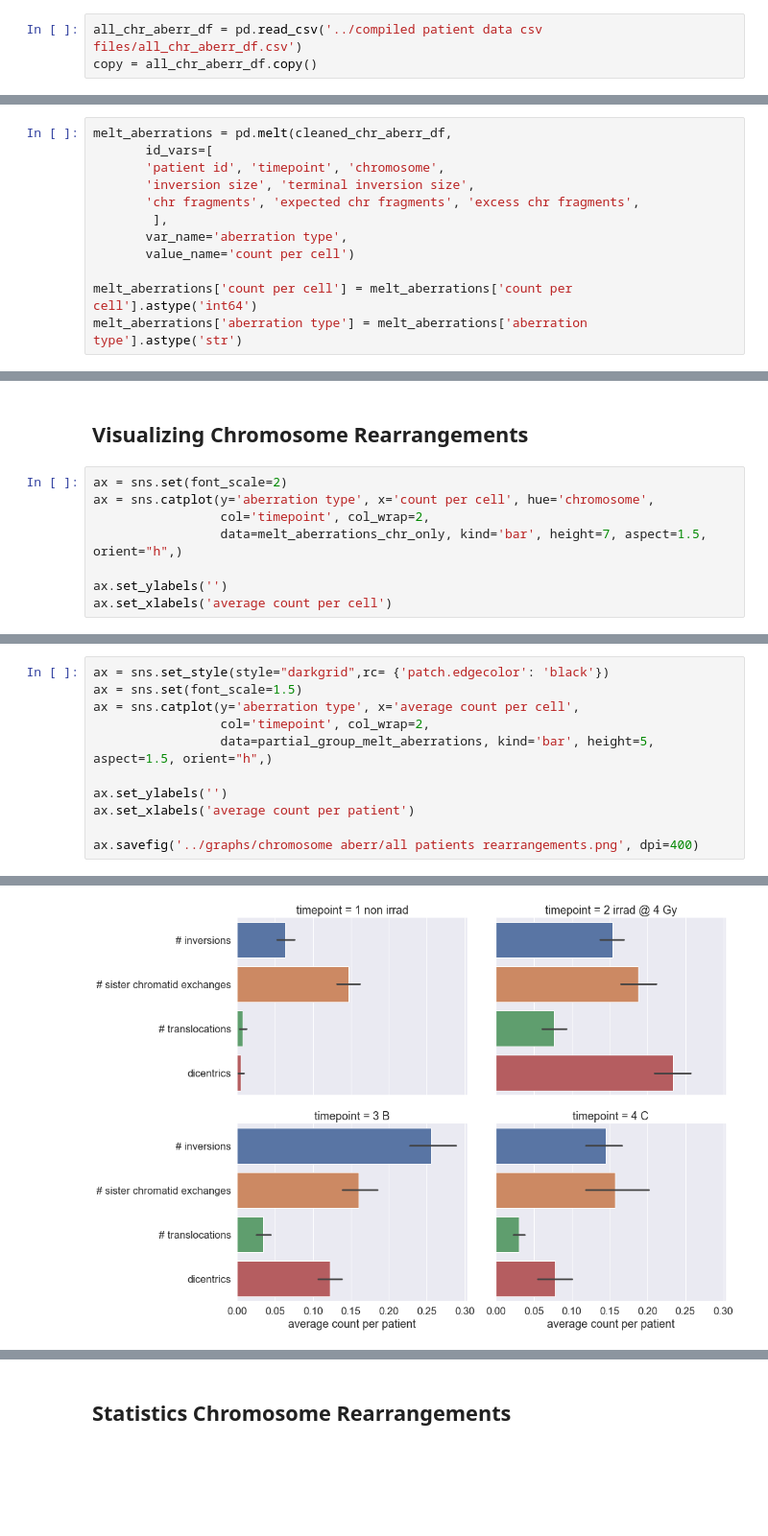
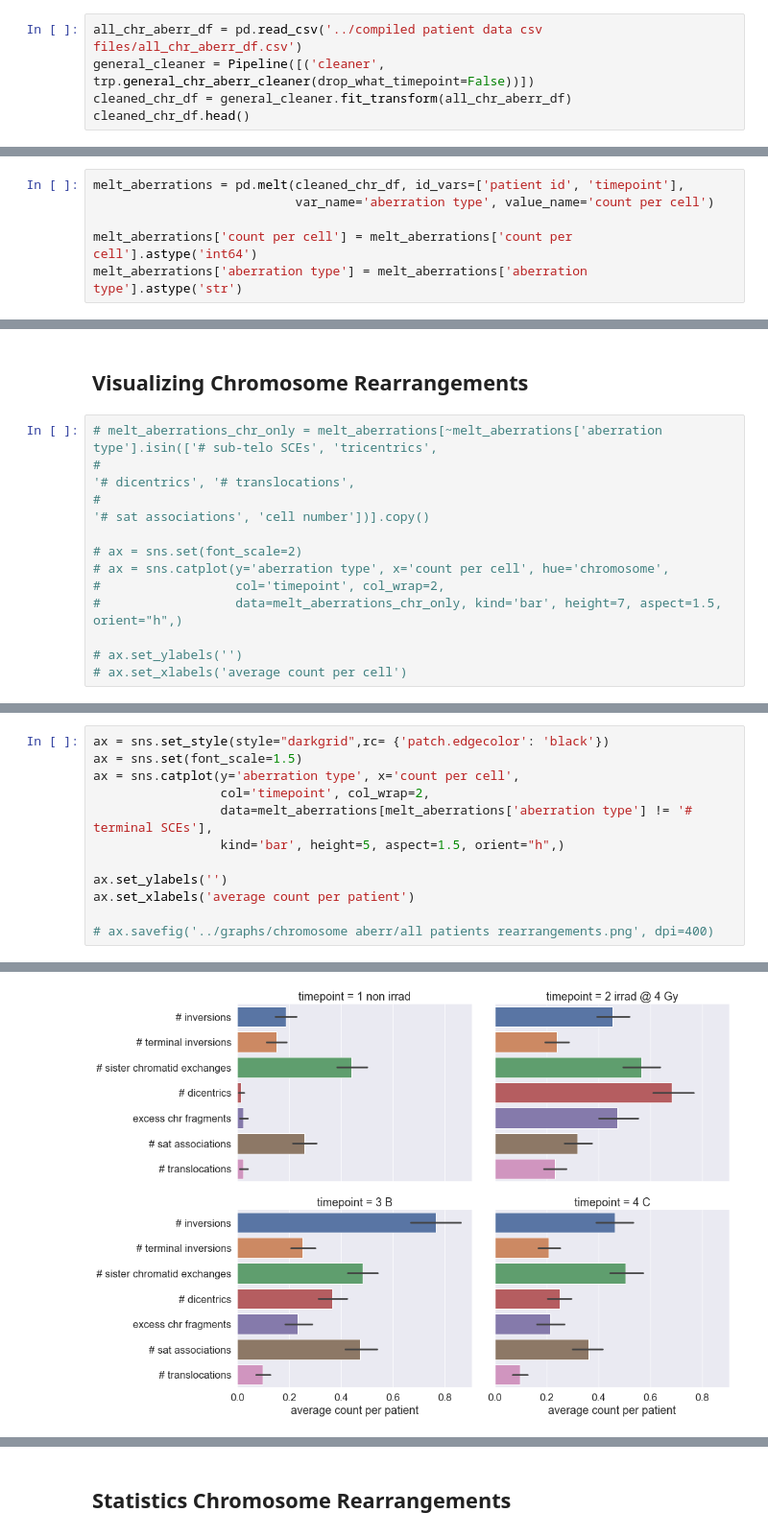
Before and after one commit to Jared-Luxton/radiation-therapy-machine-learning, a Jupyter notebook: workflow & notebooks/02a Radiation Sensitivity of Patients Data Visualization and Statistics.ipynb, the cells around one changed output, grey strips where cells are left out. Shown at 96% size. Cells and saved outputs as stored; diff of their text form; blank space fills up the shorter version.

```diff
--- a/workflow & notebooks/02a Radiation Sensitivity of Patients Data Visualization and Statistics.ipynb
+++ b/workflow & notebooks/02a Radiation Sensitivity of Patients Data Visualization and Statistics.ipynb
@@ -441,4 +433,6 @@ F_onewayResult(statistic=0.33940643369655527, pvalue=0.714128148014912)
 ---
 # %%
 all_chr_aberr_df = pd.read_csv('../compiled patient data csv files/all_chr_aberr_df.csv')
-copy = all_chr_aberr_df.copy()
+general_cleaner = Pipeline([('cleaner', trp.general_chr_aberr_cleaner(drop_what_timepoint=False))])
+cleaned_chr_df = general_cleaner.fit_transform(all_chr_aberr_df)
+cleaned_chr_df.head()
@@ -704,12 +446,6 @@ cleaned_chr_aberr_df.head()
 # %%
-melt_aberrations = pd.melt(cleaned_chr_aberr_df,
-       id_vars=[
-       'patient id', 'timepoint', 'chromosome',
-       'inversion size', 'terminal inversion size',
-       'chr fragments', 'expected chr fragments', 'excess chr fragments',
-        ],
-       var_name='aberration type',
-       value_name='count per cell')
+melt_aberrations = pd.melt(cleaned_chr_df, id_vars=['patient id', 'timepoint'],
+                           var_name='aberration type', value_name='count per cell')
 
 melt_aberrations['count per cell'] = melt_aberrations['count per cell'].astype('int64')
 melt_aberrations['aberration type'] = melt_aberrations['aberration type'].astype('str')
@@ -722,10 +452,14 @@ melt_aberrations_chr_only = melt_aberrations[~melt_aberrations['aberration type'
 # %% [markdown]
 ## Visualizing Chromosome Rearrangements
 # %%
-ax = sns.set(font_scale=2)
-ax = sns.catplot(y='aberration type', x='count per cell', hue='chromosome',
-                 col='timepoint', col_wrap=2,
-                 data=melt_aberrations_chr_only, kind='bar', height=7, aspect=1.5, orient="h",)
+# melt_aberrations_chr_only = melt_aberrations[~melt_aberrations['aberration type'].isin(['# sub-telo SCEs', 'tricentrics',
+#                                                                                         '# dicentrics', '# translocations',
+#                                                                                         '# sat associations', 'cell number'])].copy()
 
-ax.set_ylabels('')
-ax.set_xlabels('average count per cell')
+# ax = sns.set(font_scale=2)
+# ax = sns.catplot(y='aberration type', x='count per cell', hue='chromosome',
+#                  col='timepoint', col_wrap=2,
+#                  data=melt_aberrations_chr_only, kind='bar', height=7, aspect=1.5, orient="h",)
+
+# ax.set_ylabels('')
+# ax.set_xlabels('average count per cell')
@@ -763,12 +466,13 @@ partial_group_melt_aberrations = (group_melt_aberrations[group_melt_aberrations[
 # %%
 ax = sns.set_style(style="darkgrid",rc= {'patch.edgecolor': 'black'})
 ax = sns.set(font_scale=1.5)
-ax = sns.catplot(y='aberration type', x='average count per cell',
+ax = sns.catplot(y='aberration type', x='count per cell',
                  col='timepoint', col_wrap=2,
-                 data=partial_group_melt_aberrations, kind='bar', height=5, aspect=1.5, orient="h",)
+                 data=melt_aberrations[melt_aberrations['aberration type'] != '# terminal SCEs'],
+                 kind='bar', height=5, aspect=1.5, orient="h",)
 
 ax.set_ylabels('')
 ax.set_xlabels('average count per patient')
 
-ax.savefig('../graphs/chromosome aberr/all patients rearrangements.png', dpi=400)
+# ax.savefig('../graphs/chromosome aberr/all patients rearrangements.png', dpi=400)
 # %% [output]
@@ -775 +480 @@ ax.savefig('../graphs/chromosome aberr/all patients rearrangements.png', dpi=400
-[figure, old version]
+[figure, new version]
```
Also changed, not shown: parts of 34 cells of this notebook, 2 other files.
